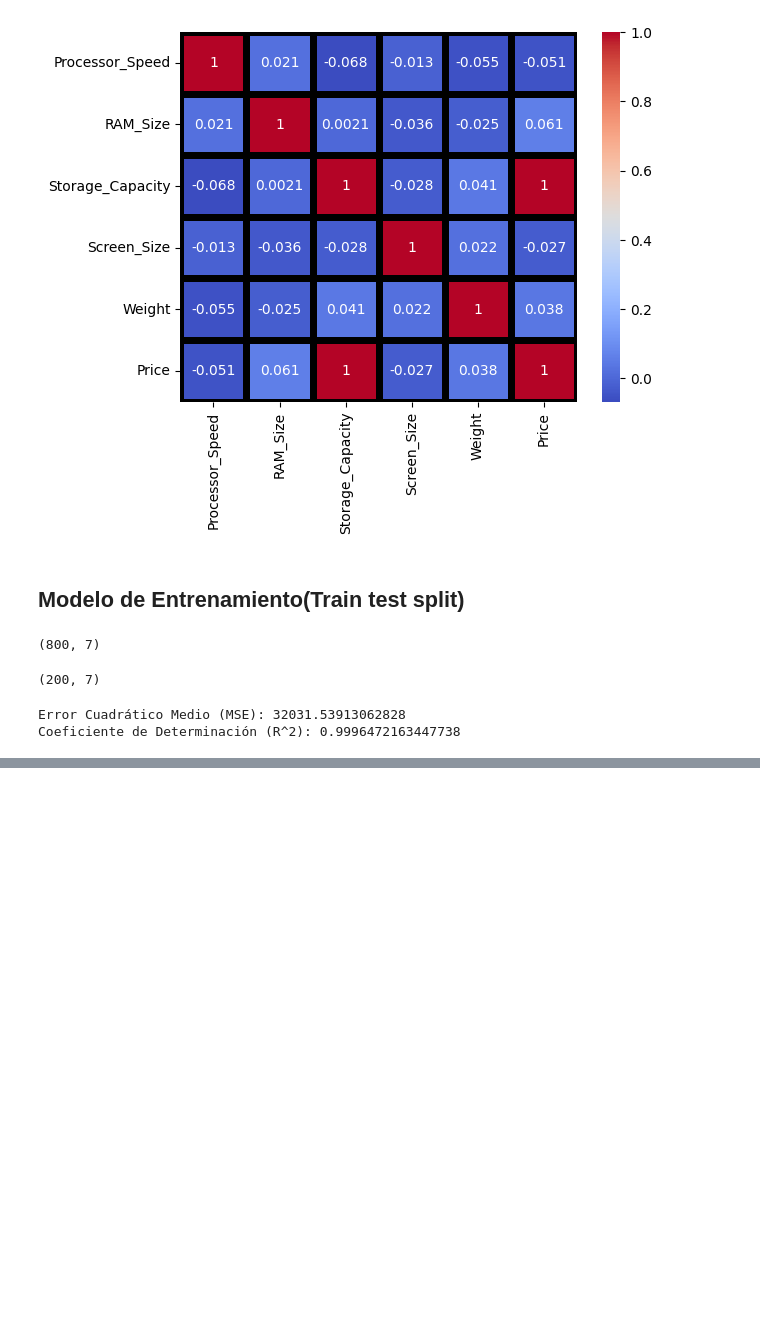
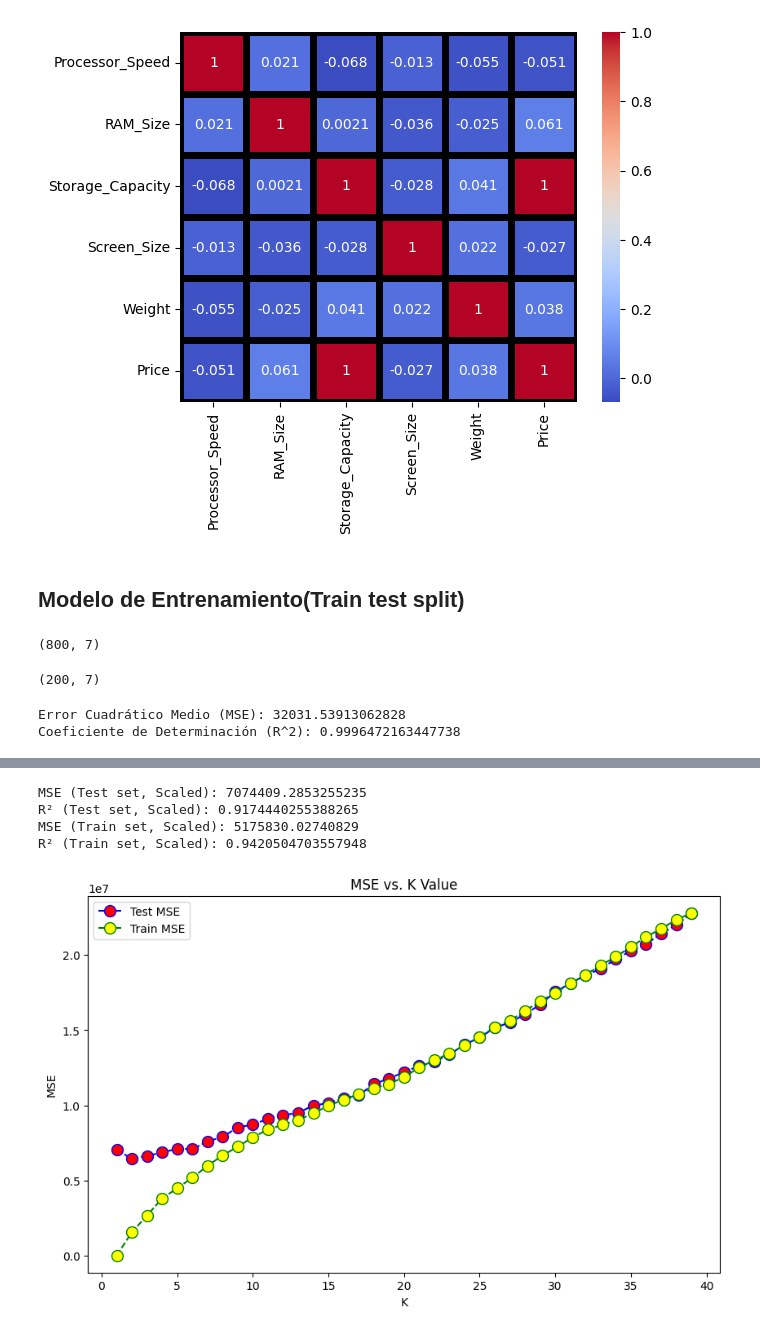
Before and after one commit to Isaac244/Proyecto_Machine_Learning, a Jupyter notebook: Proyecto-final.ipynb, the cells around one changed output, grey strips where cells are left out. Saved outputs shown, nothing was run; the diff lists cells and outputs as text; code cells hidden in the pictures; blank space fills up the shorter version.

Commit message:
Se agrego modelo KNN

```diff
--- a/Proyecto-final.ipynb
+++ b/Proyecto-final.ipynb
@@ -1089,0 +1106,78 @@ Coeficiente de Determinación (R^2): 0.9996472163447738
+# %%
+# Import necessary libraries
+import pandas as pd
+import numpy as np
+from sklearn.model_selection import train_test_split
+from sklearn.neighbors import KNeighborsRegressor
+from sklearn.metrics import mean_squared_error, r2_score
+from sklearn.preprocessing import StandardScaler, OneHotEncoder
+import matplotlib.pyplot as plt
+
+
+laptop_data = pd.read_csv('Laptop_price.csv')
+
+
+ohe = OneHotEncoder(handle_unknown='ignore')
+brand_encoded = ohe.fit_transform(laptop_data[['Brand']])
+brand_encoded_df = pd.DataFrame(brand_encoded.toarray(), columns=ohe.get_feature_names_out(['Brand']))
+
+
+
+X = pd.concat([laptop_data.drop(['Brand', 'Price'], axis=1), brand_encoded_df], axis=1)
+y = laptop_data['Price']
+
+
+X_train, X_test, y_train, y_test = train_test_split(X, y, test_size=0.3, random_state=1516)
+
+
+scaler = StandardScaler()
+X_train_scaled = scaler.fit_transform(X_train)
+X_test_scaled = scaler.transform(X_test)
+
+
+knn_reg_scaled = KNeighborsRegressor(n_neighbors=6)
+knn_reg_scaled.fit(X_train_scaled, y_train)
+
+y_pred_test_scaled = knn_reg_scaled.predict(X_test_scaled)
+y_pred_train_scaled = knn_reg_scaled.predict(X_train_scaled)
+
+
+mse_test_scaled = mean_squared_error(y_test, y_pred_test_scaled)
+r2_test_scaled = r2_score(y_test, y_pred_test_scaled)
+mse_train_scaled = mean_squared_error(y_train, y_pred_train_scaled)
+r2_train_scaled = r2_score(y_train, y_pred_train_scaled)
+
+
+print("MSE (Test set, Scaled):", mse_test_scaled)
+print("R² (Test set, Scaled):", r2_test_scaled)
+print("MSE (Train set, Scaled):", mse_train_scaled)
+print("R² (Train set, Scaled):", r2_train_scaled)
+
+
+mse_test_values_scaled = []
+mse_train_values_scaled = []
+for i in range(1, 40):
+    knn = KNeighborsRegressor(n_neighbors=i)
+    knn.fit(X_train_scaled, y_train)
+    pred_i_test_scaled = knn.predict(X_test_scaled)
+    pred_i_train_scaled = knn.predict(X_train_scaled)
+    mse_test_values_scaled.append(mean_squared_error(y_test, pred_i_test_scaled))
+    mse_train_values_scaled.append(mean_squared_error(y_train, pred_i_train_scaled))
+
+
+plt.figure(figsize=(10, 6))
+plt.plot(range(1, 40), mse_test_values_scaled, color='blue', linestyle='dashed', marker='o',
+         markerfacecolor='red', markersize=10, label='Test MSE')
+plt.plot(range(1, 40), mse_train_values_scaled, color='green', linestyle='dashed', marker='o',
+         markerfacecolor='yellow', markersize=10, label='Train MSE')
+plt.title('MSE vs. K Value')
+plt.xlabel('K')
+plt.ylabel('MSE')
+plt.legend()
+plt.show()
+# %% [output]
+MSE (Test set, Scaled): 7074409.2853255235
+R² (Test set, Scaled): 0.9174440255388265
+MSE (Train set, Scaled): 5175830.02740829
+R² (Train set, Scaled): 0.9420504703557948
+[figure, added]
```
Also changed, not shown: parts of 2 cells of this notebook.
